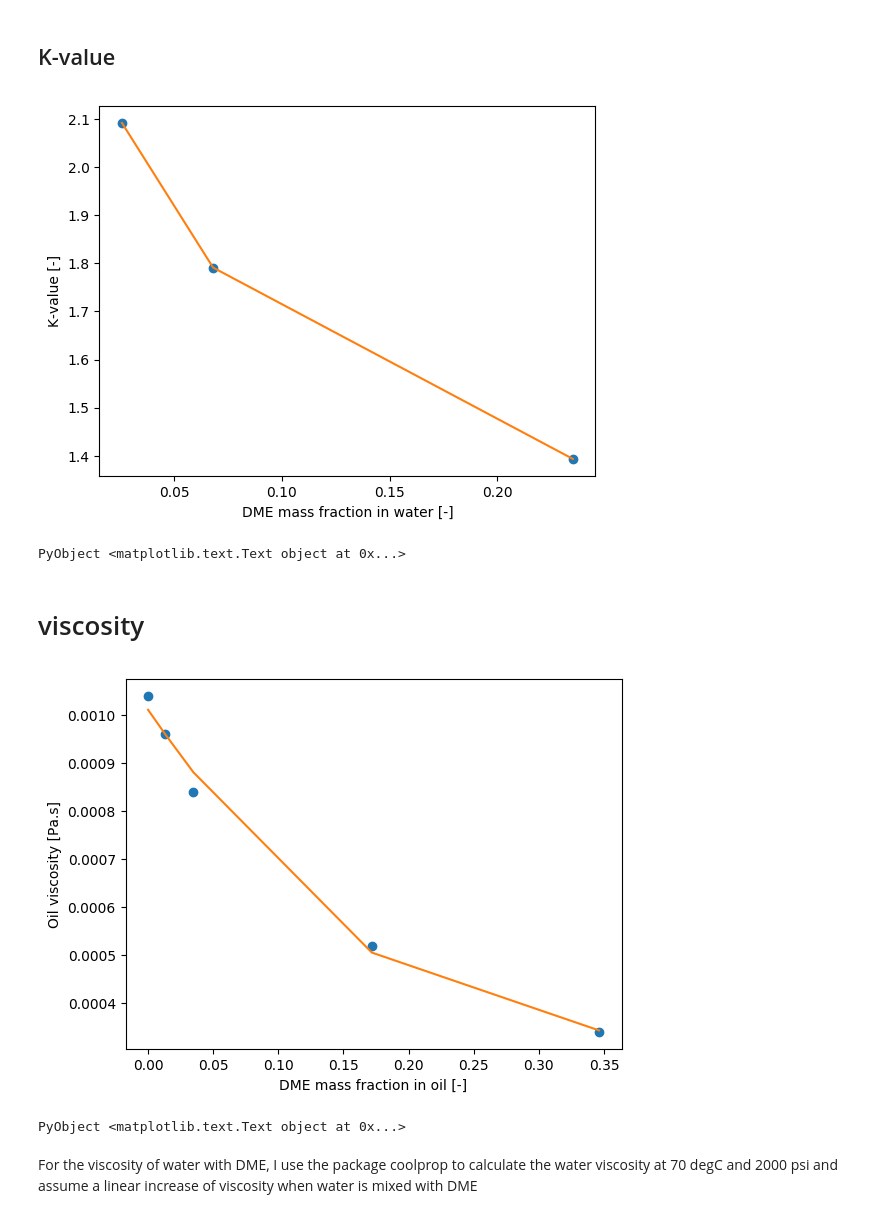
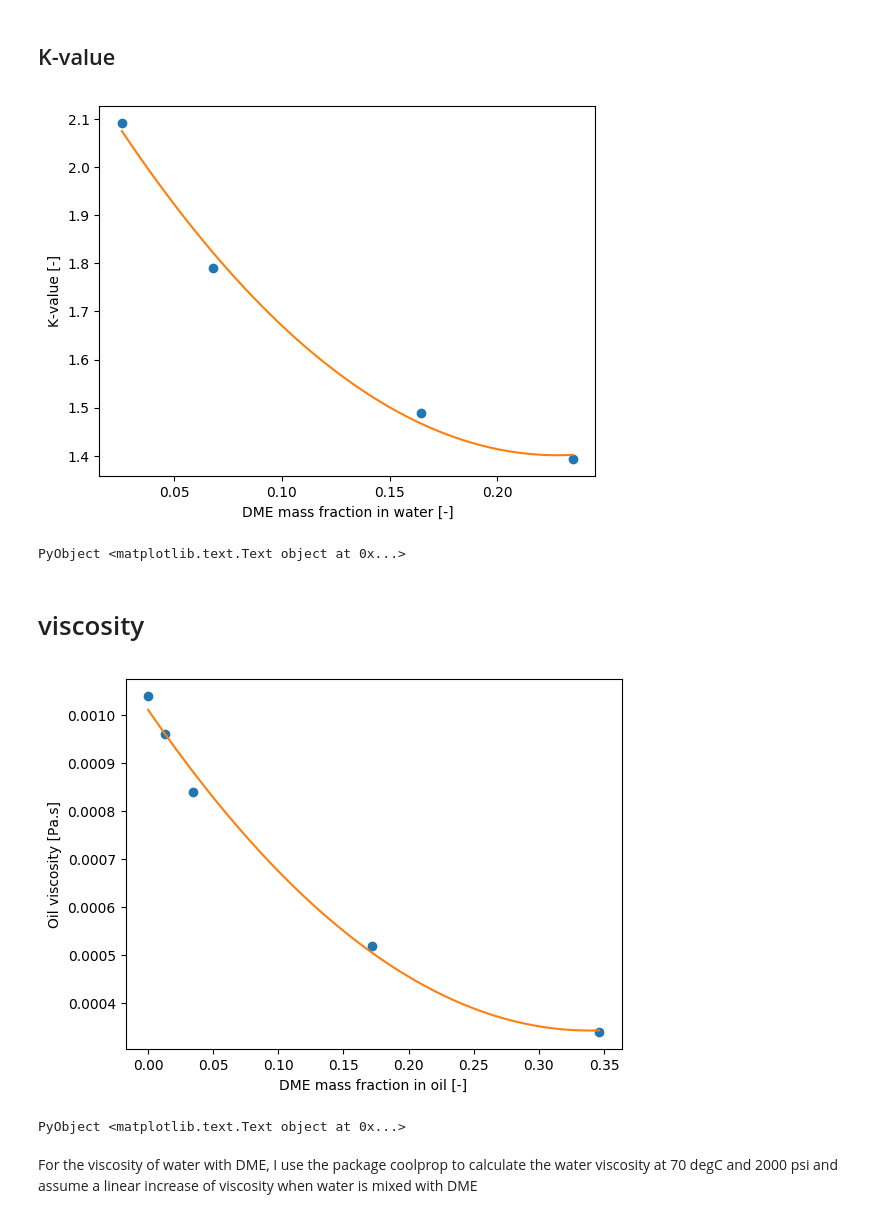
Before and after one commit to simulkade/peteng, a Jupyter notebook: physicalproperties/DME-physical-properties.ipynb, the cells around one changed output. Drawn from its saved outputs; the diff is of its cells as text; code cells hidden in the pictures.

```diff
--- a/physicalproperties/DME-physical-properties.ipynb
+++ b/physicalproperties/DME-physical-properties.ipynb
@@ -68,18 +50,19 @@ PyObject <matplotlib.text.Text object at 0x...>
 # %%
 # experimental data from SPE-179771
 # data for 1.4% brine and 71 degC and 2000 psia
-x_DME_oil = [0.15, 0.30, 0.6]   # [mol frac]
+x_DME_oil = [0.15, 0.30, 0.5, 0.6]   # [mol frac] [0.5, 13] is a madeup point
 w_DME_oil = MW_DME*x_DME_oil./(MW_DME*x_DME_oil+MW_oil*(1-x_DME_oil)) # [mass frac]
-K_value   = [17.0, 15.0, 12.5]  # [-]
+K_value   = [17.0, 15.0, 13.0, 12.5]  # [-]
 x_DME_water = x_DME_oil./K_value # [mole frac]
 w_DME_water = MW_DME*x_DME_water./(MW_DME*x_DME_water+MW_water*(1-x_DME_oil))
 K_value_mass = w_DME_oil./w_DME_water
 K_fit = polyfit(w_DME_water, K_value_mass, 2)
-plot(w_DME_water, K_value_mass, "o", w_DME_water, polyval(K_fit,w_DME_water))
+w_DME_plot = collect(linspace(minimum(w_DME_water), maximum(w_DME_water), 50))
+plot(w_DME_water, K_value_mass, "o", w_DME_plot, polyval(K_fit,w_DME_plot))
 xlabel("DME mass fraction in water [-]")
 ylabel("K-value [-]")
 # %% [output]
-[figure, old version]
+[figure, new version]
 PyObject <matplotlib.text.Text object at 0x...>
 # %% [markdown]
 # viscosity
@@ -88,12 +71,13 @@ PyObject <matplotlib.text.Text object at 0x...>
 x_DME_oil = [0.0, 0.04, 0.10, 0.39, 0.62] # [mol frac]
 w_DME_oil = MW_DME*x_DME_oil./(MW_DME*x_DME_oil+MW_oil*(1-x_DME_oil))
 μ_oil = [1.04, 0.96, 0.84, 0.52, 0.34]/1000.0    # [cP]/1000 = [Pa.s]
-mu_fit = polyfit(w_DME_oil, μ_oil, 2)
-plot(w_DME_oil, μ_oil, "o", w_DME_oil, polyval(mu_fit, w_DME_oil))
+mu_oil_fit = polyfit(w_DME_oil, μ_oil, 2)
+w_DME_plot = collect(linspace(minimum(w_DME_oil), maximum(w_DME_oil), 50))
+plot(w_DME_oil, μ_oil, "o", w_DME_plot, polyval(mu_oil_fit, w_DME_plot))
 xlabel("DME mass fraction in oil [-]")
 ylabel("Oil viscosity [Pa.s]")
 # %% [output]
-[figure, old version]
+[figure, new version]
 PyObject <matplotlib.text.Text object at 0x...>
 # %% [markdown]
 For the viscosity of water with DME, I use the package coolprop to calculate the water viscosity at 70 degC and 2000 psi and assume a linear increase of viscosity when water is mixed with DME
```
Also changed, not shown: parts of 10 cells of this notebook, 1 other file.
